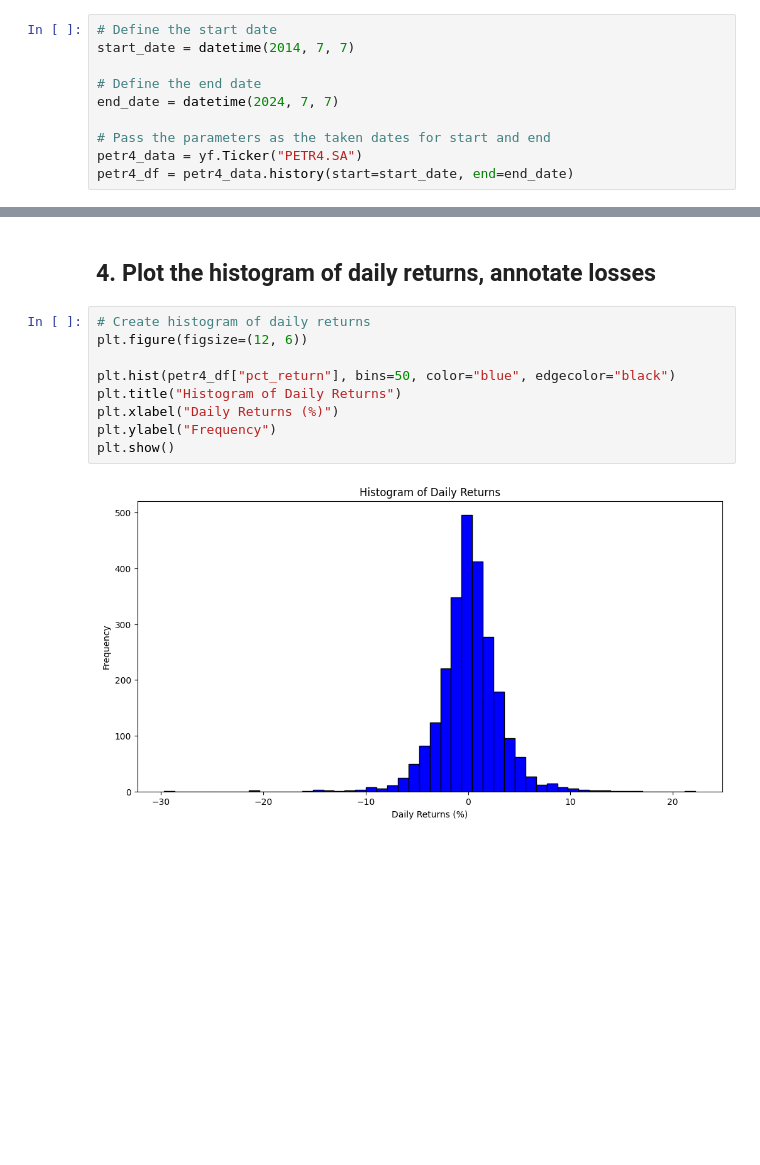
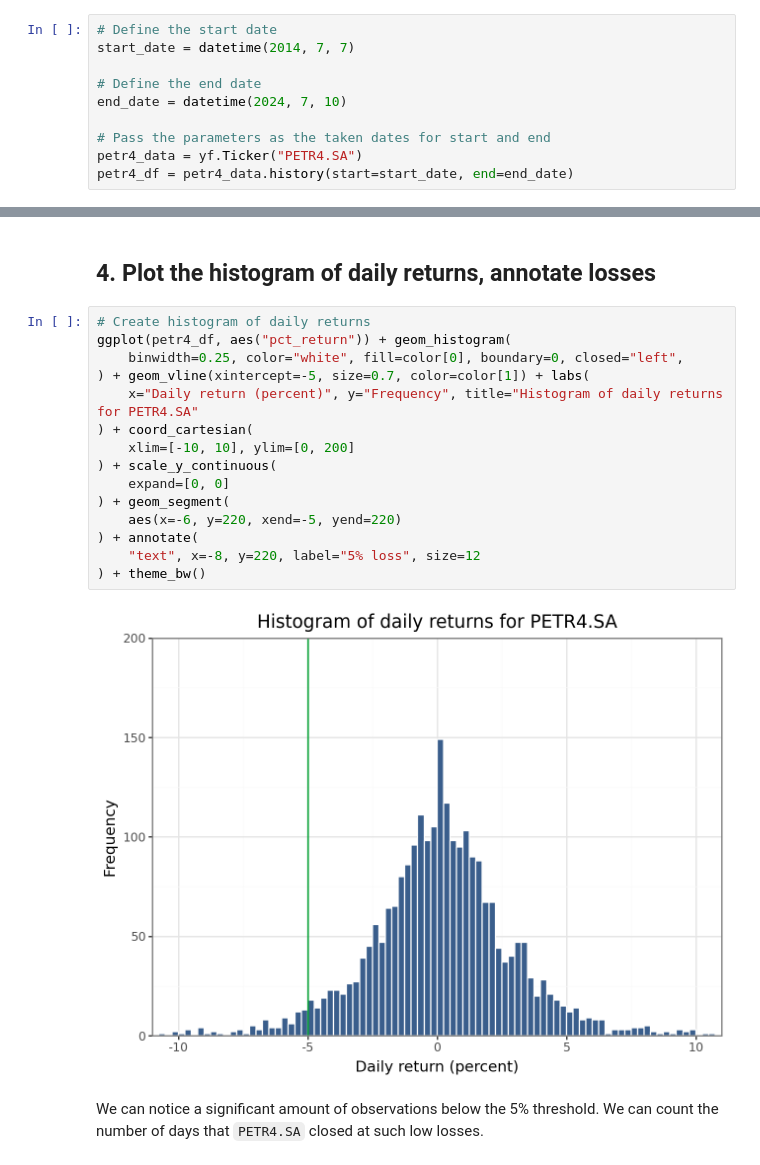
Before and after one commit to felipesebben/bk_data_analysis_studies, a Jupyter notebook: da_data_exercises/ch05-generalizing_from_data/01-stock_data_analysis/01-stock_data_analysis.ipynb, the cells around one changed output, grey strips where cells are left out. Cells and saved outputs as stored; diff of their text form; blank space fills up the shorter version.

```diff
--- a/da_data_exercises/ch05-generalizing_from_data/01-stock_data_analysis/01-stock_data_analysis.ipynb
+++ b/da_data_exercises/ch05-generalizing_from_data/01-stock_data_analysis/01-stock_data_analysis.ipynb
@@ -66,7 +77,7 @@ Great! Now, our goal is to get 10 years of data. Let's try to specify the period
 start_date = datetime(2014, 7, 7)
 
 # Define the end date
-end_date = datetime(2024, 7, 7)
+end_date = datetime(2024, 7, 10)
 
 # Pass the parameters as the taken dates for start and end
 petr4_data = yf.Ticker("PETR4.SA")
@@ -194,13 +205,21 @@ petr4_df.head()
 # %% [markdown]
 ## 4. Plot the histogram of daily returns, annotate losses ##
-# %%
-# Create histogram of daily returns
-plt.figure(figsize=(12, 6))
-
-plt.hist(petr4_df["pct_return"], bins=50, color="blue", edgecolor="black")
-plt.title("Histogram of Daily Returns")
-plt.xlabel("Daily Returns (%)")
-plt.ylabel("Frequency")
-plt.show()
-# %% [output]
-[figure, removed]
+# %%
+# Create histogram of daily returns
+ggplot(petr4_df, aes("pct_return")) + geom_histogram(
+    binwidth=0.25, color="white", fill=color[0], boundary=0, closed="left",
+) + geom_vline(xintercept=-5, size=0.7, color=color[1]) + labs(
+    x="Daily return (percent)", y="Frequency", title="Histogram of daily returns for PETR4.SA"
+) + coord_cartesian(
+    xlim=[-10, 10], ylim=[0, 200]
+) + scale_y_continuous(
+    expand=[0, 0]
+) + geom_segment(
+    aes(x=-6, y=220, xend=-5, yend=220)
+) + annotate(
+    "text", x=-8, y=220, label="5% loss", size=12
+) + theme_bw()
+# %% [output]
+[figure, added]
+# %% [markdown]
+We can notice a significant amount of observations below the 5% threshold. We can count the number of days that `PETR4.SA` closed at such low losses.
```
Also changed, not shown: parts of 24 cells of this notebook.
